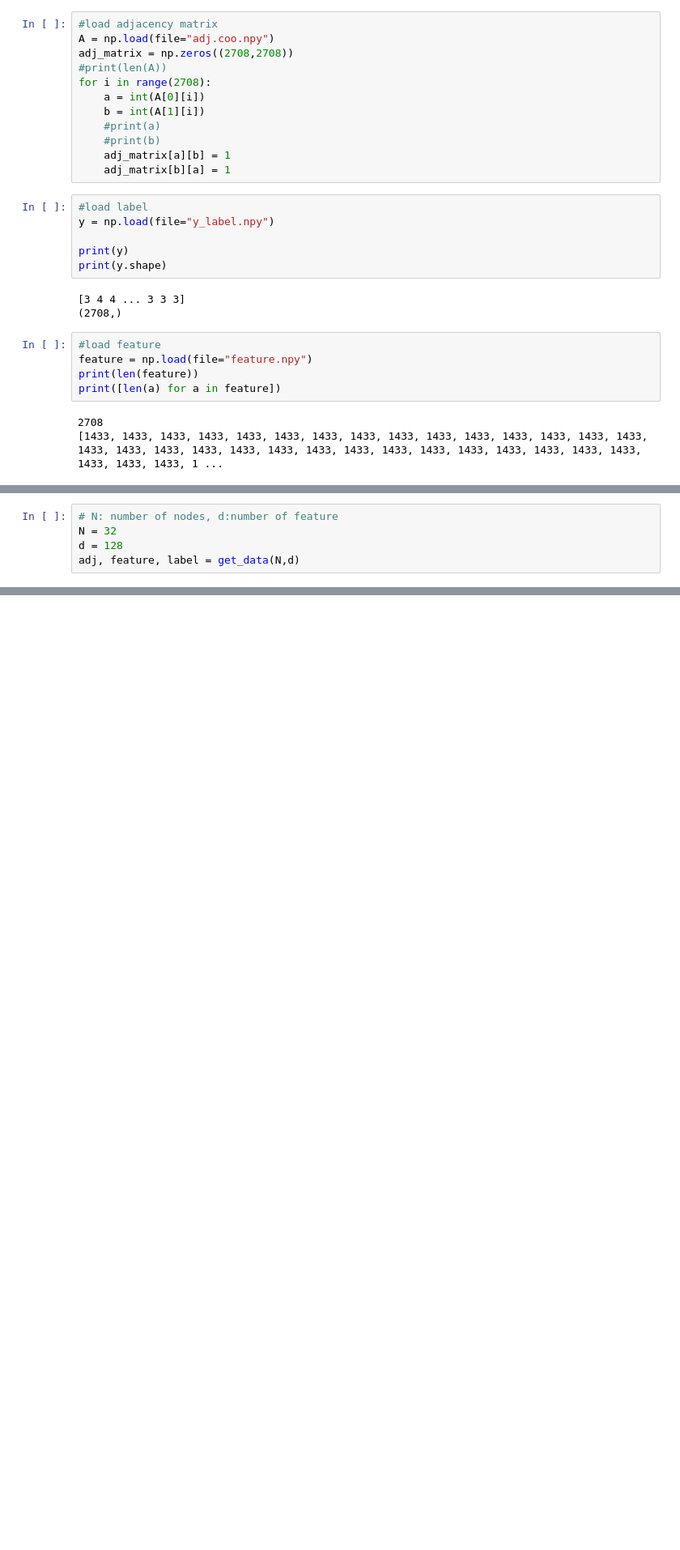
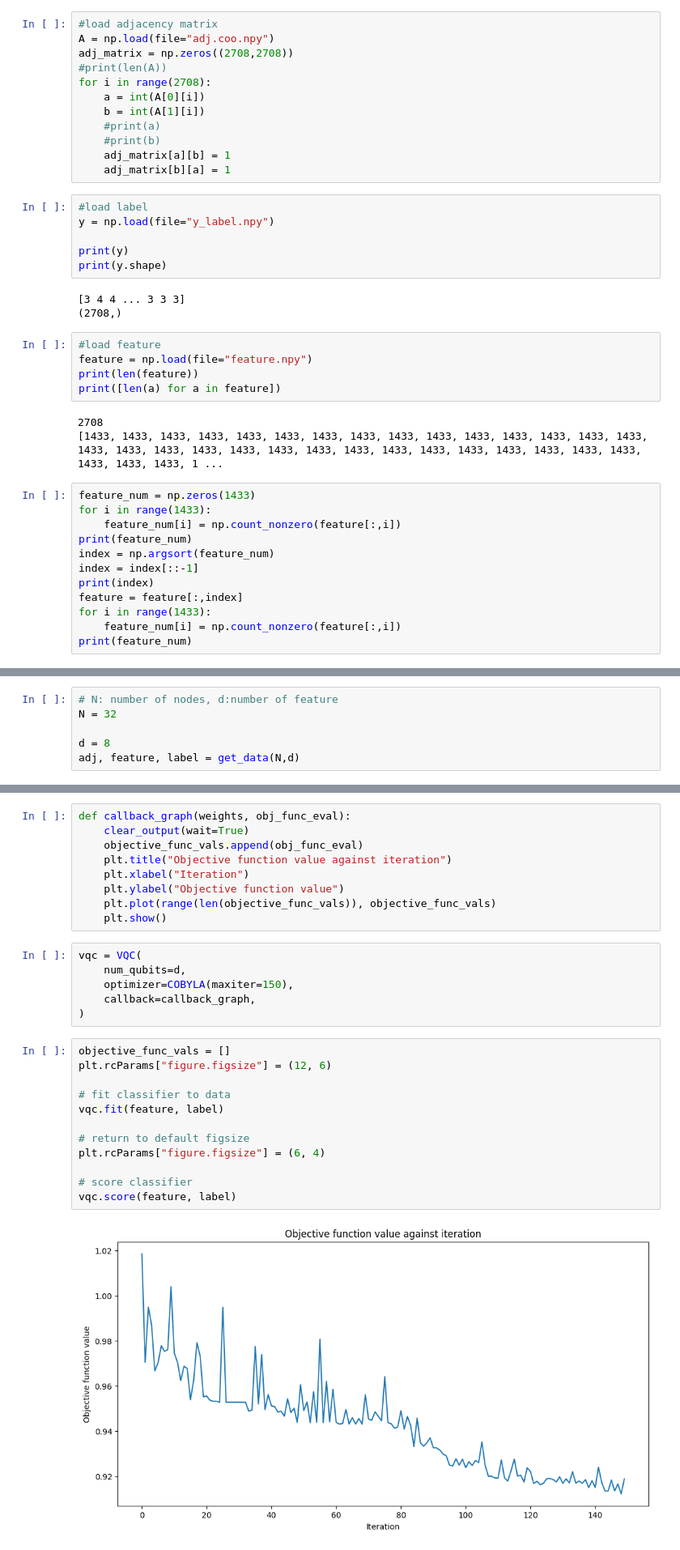
Before and after one commit to annoyingcutie/QGCN, a Jupyter notebook: VQC.ipynb, the cells around one changed output, grey strips where cells are left out. Shown at 81% size. Cells and saved outputs as stored; diff of their text form; blank space fills up the shorter version.

```diff
--- a/VQC.ipynb
+++ b/VQC.ipynb
@@ -30,3 +49,15 @@ print([len(a) for a in feature])
 # %% [output]
 2708
 [1433, 1433, 1433, 1433, 1433, 1433, 1433, 1433, 1433, 1433, 1433, 1433, 1433, 1433, 1433, 1433, 1433, 1433, 1433, 1433, 1433, 1433, 1433, 1433, 1433, 1433, 1433, 1433, 1433, 1433, 1433, 1433, 1433, 1 ...
+# %%
+feature_num = np.zeros(1433)
+for i in range(1433):
+    feature_num[i] = np.count_nonzero(feature[:,i])
+print(feature_num)
+index = np.argsort(feature_num)
+index = index[::-1]
+print(index)
+feature = feature[:,index]
+for i in range(1433):
+    feature_num[i] = np.count_nonzero(feature[:,i])
+print(feature_num)
@@ -71,7 +134,8 @@ def get_data(N,d):
 # %%
 # N: number of nodes, d:number of feature
 N = 32
-d = 128
+
+d = 8
 adj, feature, label = get_data(N,d)
 # %% [output]
 0
@@ -522,0 +170,29 @@ print(count / N)
+# %%
+def callback_graph(weights, obj_func_eval):
+    clear_output(wait=True)
+    objective_func_vals.append(obj_func_eval)
+    plt.title("Objective function value against iteration")
+    plt.xlabel("Iteration")
+    plt.ylabel("Objective function value")
+    plt.plot(range(len(objective_func_vals)), objective_func_vals)
+    plt.show()
+# %%
+vqc = VQC(
+    num_qubits=d,
+    optimizer=COBYLA(maxiter=150),
+    callback=callback_graph,
+)
+# %%
+objective_func_vals = []
+plt.rcParams["figure.figsize"] = (12, 6)
+
+# fit classifier to data
+vqc.fit(feature, label)
+
+# return to default figsize
+plt.rcParams["figure.figsize"] = (6, 4)
+
+# score classifier
+vqc.score(feature, label)
+# %% [output]
+[figure, added]
```
Also changed, not shown: parts of 36 cells of this notebook, 15 other files.
